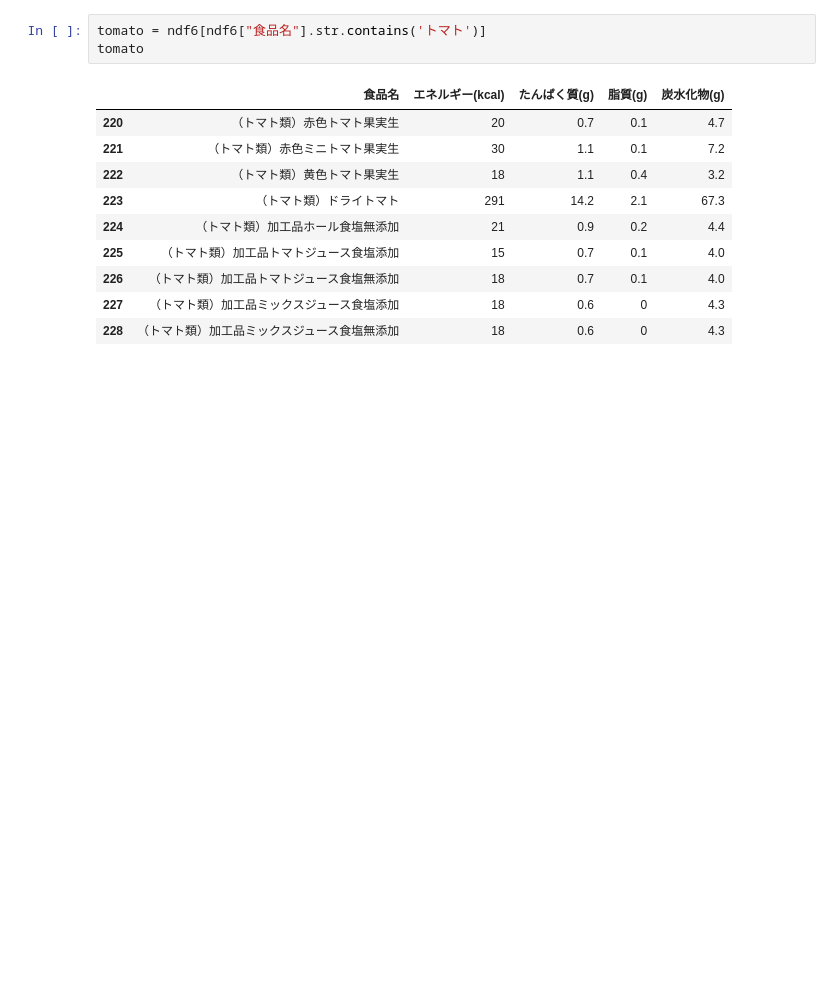
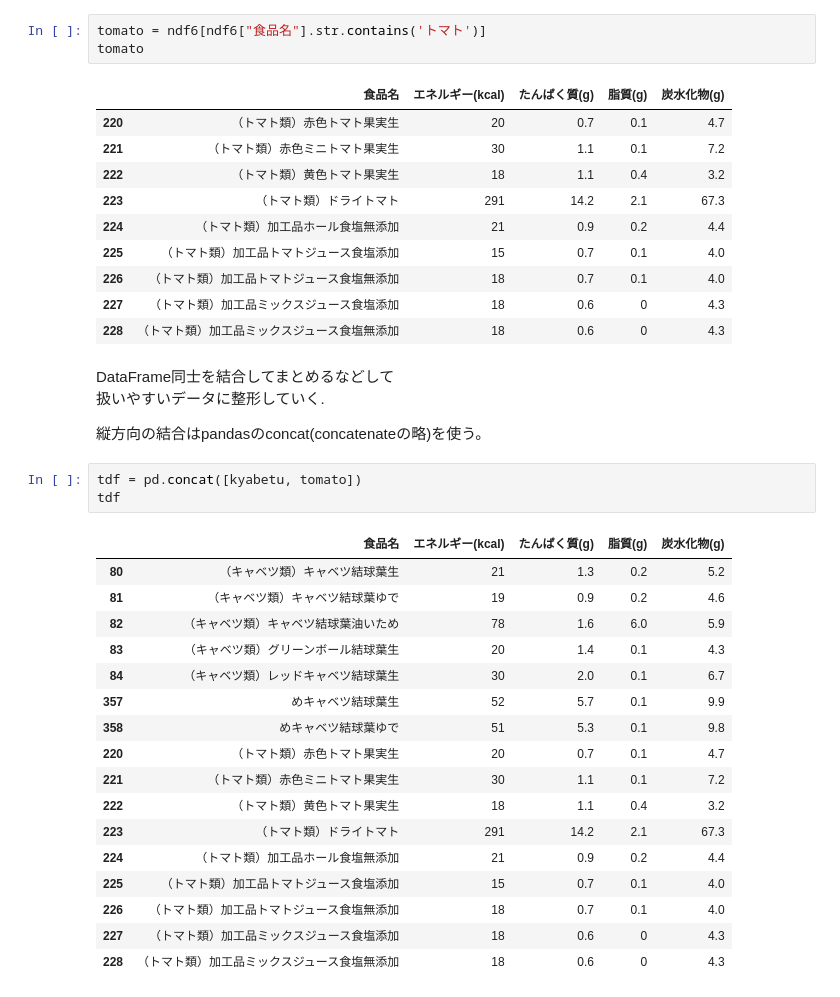
Before and after one commit to SotaYoshida/Lecture_DataScience, a Jupyter notebook: Python_misc_Pandas.ipynb, the cells around one changed output. Saved outputs shown, nothing was run; the diff lists cells and outputs as text; blank space fills up the shorter version.

```diff
--- a/Python_misc_Pandas.ipynb
+++ b/Python_misc_Pandas.ipynb
@@ -582,3 +588,29 @@ tomato
 | 226 | （トマト類）加工品トマトジュース食塩無添加 | 18 | 0.7 | 0.1 | 4.0 |
 | 227 | （トマト類）加工品ミックスジュース食塩添加 | 18 | 0.6 | 0 | 4.3 |
 | 228 | （トマト類）加工品ミックスジュース食塩無添加 | 18 | 0.6 | 0 | 4.3 |
+# %% [markdown]
+DataFrame同士を結合してまとめるなどして
+扱いやすいデータに整形していく.
+
+縦方向の結合はpandasのconcat(concatenateの略)を使う。
+# %%
+tdf = pd.concat([kyabetu, tomato])
+tdf
+# %% [output]
+|  | 食品名 | エネルギー(kcal) | たんぱく質(g) | 脂質(g) | 炭水化物(g) |
+| 80 | （キャベツ類）キャベツ結球葉生 | 21 | 1.3 | 0.2 | 5.2 |
+| 81 | （キャベツ類）キャベツ結球葉ゆで | 19 | 0.9 | 0.2 | 4.6 |
+| 82 | （キャベツ類）キャベツ結球葉油いため | 78 | 1.6 | 6.0 | 5.9 |
+| 83 | （キャベツ類）グリーンボール結球葉生 | 20 | 1.4 | 0.1 | 4.3 |
+| 84 | （キャベツ類）レッドキャベツ結球葉生 | 30 | 2.0 | 0.1 | 6.7 |
+| 357 | めキャベツ結球葉生 | 52 | 5.7 | 0.1 | 9.9 |
+| 358 | めキャベツ結球葉ゆで | 51 | 5.3 | 0.1 | 9.8 |
+| 220 | （トマト類）赤色トマト果実生 | 20 | 0.7 | 0.1 | 4.7 |
+| 221 | （トマト類）赤色ミニトマト果実生 | 30 | 1.1 | 0.1 | 7.2 |
+| 222 | （トマト類）黄色トマト果実生 | 18 | 1.1 | 0.4 | 3.2 |
+| 223 | （トマト類）ドライトマト | 291 | 14.2 | 2.1 | 67.3 |
+| 224 | （トマト類）加工品ホール食塩無添加 | 21 | 0.9 | 0.2 | 4.4 |
+| 225 | （トマト類）加工品トマトジュース食塩添加 | 15 | 0.7 | 0.1 | 4.0 |
+| 226 | （トマト類）加工品トマトジュース食塩無添加 | 18 | 0.7 | 0.1 | 4.0 |
+| 227 | （トマト類）加工品ミックスジュース食塩添加 | 18 | 0.6 | 0 | 4.3 |
+| 228 | （トマト類）加工品ミックスジュース食塩無添加 | 18 | 0.6 | 0 | 4.3 |
```
Also changed, not shown: parts of 8 cells of this notebook.
